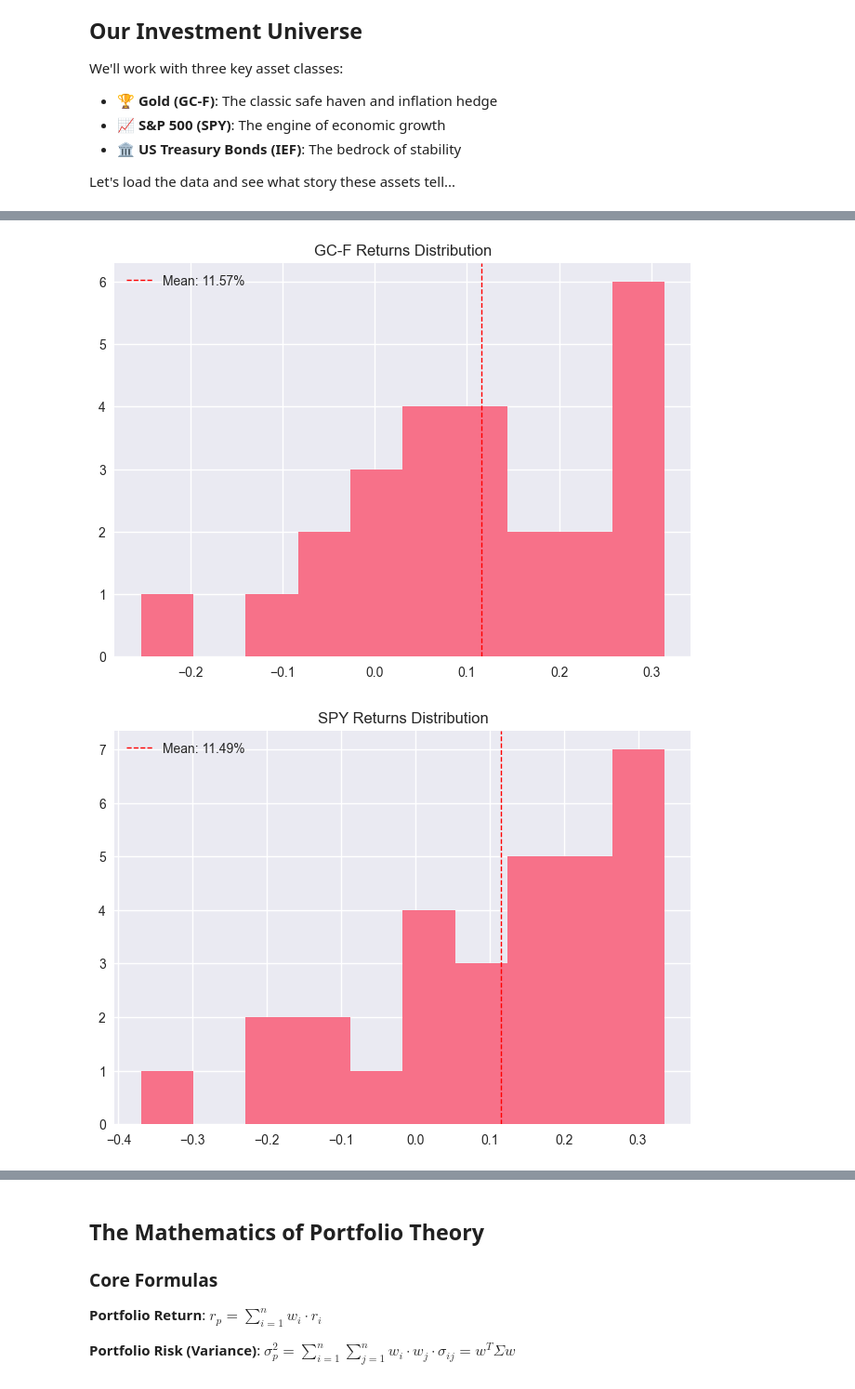
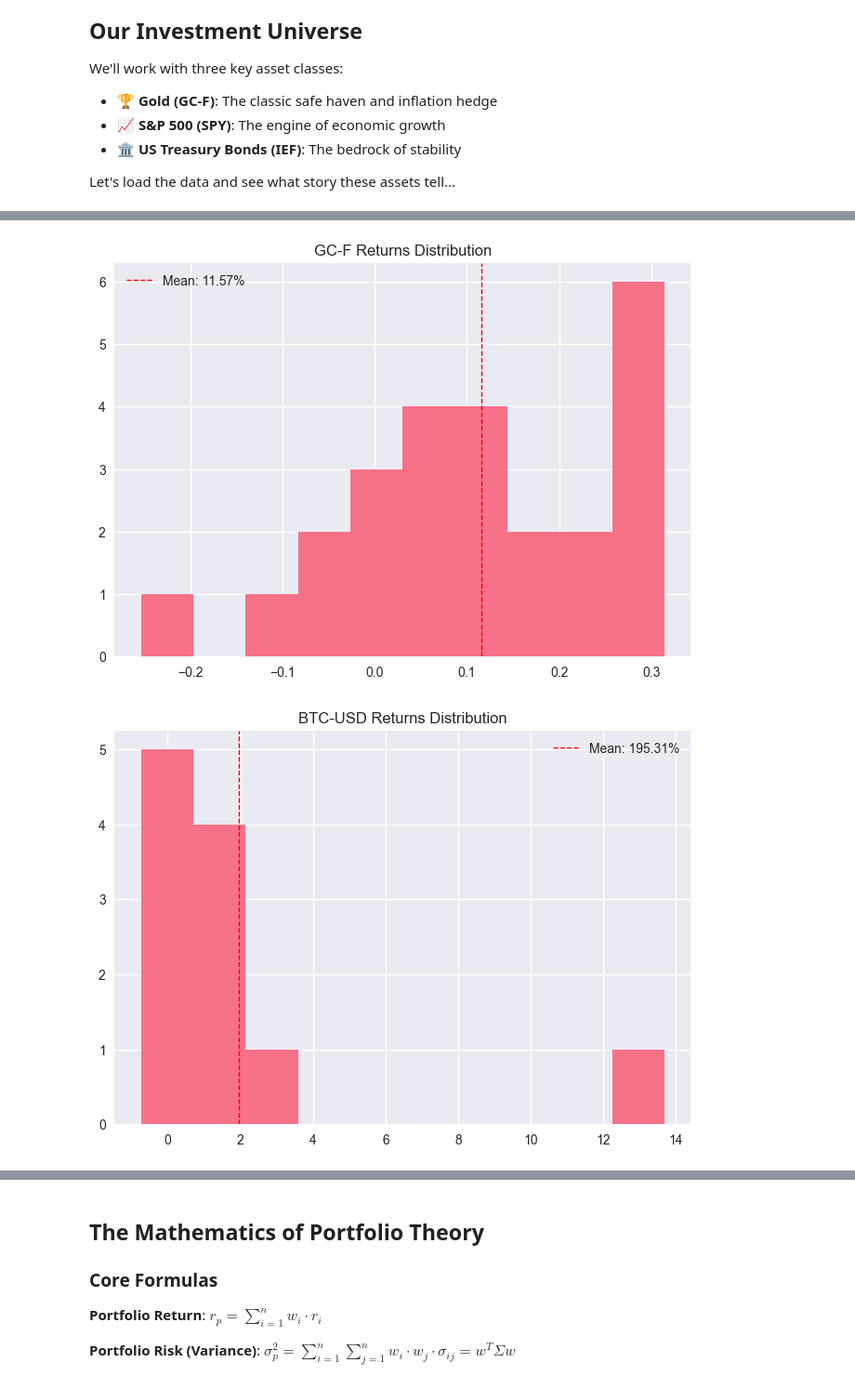
Before and after one commit to vladikMSU/finance_programs, a Jupyter notebook: MPT2/00_BASE.ipynb, the cells around one changed output, grey strips where cells are left out. Shown at 93% size. Saved outputs shown, nothing was run; the diff lists cells and outputs as text; code cells hidden in the pictures.

```diff
--- a/MPT2/00_BASE.ipynb
+++ b/MPT2/00_BASE.ipynb
@@ -43,7 +43,7 @@ base_dir = os.path.join("..", "data")
 
 assets_paths = [
     os.path.join(base_dir, "commodities", 'GC-F.csv'),
-    # os.path.join(base_dir, "crypto", 'BTC-USD.csv'),
+    os.path.join(base_dir, "crypto", 'BTC-USD.csv'),
     os.path.join(base_dir, "sp500_index", 'SPY.csv'),
     os.path.join(base_dir, "us_bonds", 'IEF.csv')
 ]
@@ -62,7 +62,7 @@ def plot_dfs(dfs, plot_type='line', resample_freq="YE"):
     if plot_type == 'line':
         for df in dfs:
             df.plot(x='Date', y='Close', title=f'{df.name} Price Over Time')
-    elif plot_type == 'hist of yearly returns':
+    elif plot_type == 'hist':
         for df_cur in dfs:
             df = df_cur.copy()
             df['Date'] = pd.to_datetime(df['Date'])
@@ -84,5 +85,5 @@ plot_dfs(dataframes)
 # %%
-plot_dfs(dataframes, plot_type='hist of yearly returns', resample_freq="YE")
+plot_dfs(dataframes, plot_type='hist', resample_freq="YE")
 # %% [output]
 [figure]
-[figure, old version]
+[figure, new version]
```
Also changed, not shown: parts of 14 cells of this notebook, 17 other files.
